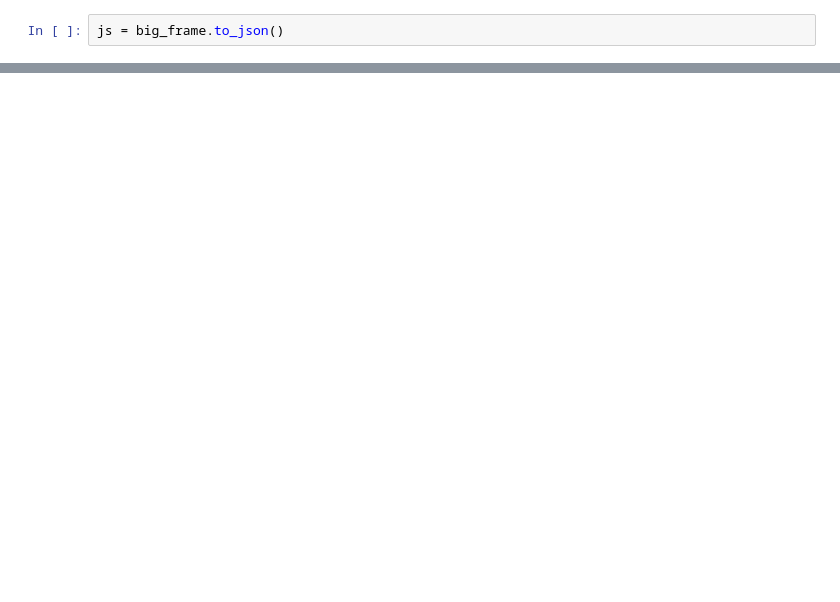
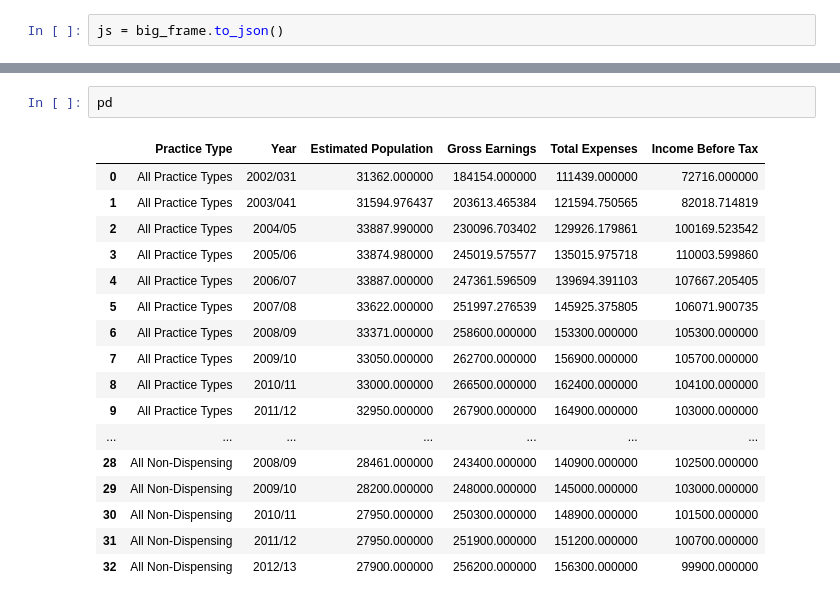
Before and after one commit to holdenweb/xl-tables, a Jupyter notebook: Investigations.ipynb, the cells around one changed output, grey strips where cells are left out. Cells and saved outputs as stored; diff of their text form; blank space fills up the shorter version.

```diff
--- a/Investigations.ipynb
+++ b/Investigations.ipynb
@@ -306,0 +569,20 @@ big_frame[headers[2:]]
+# %%
+pd
+# %% [output]
+|  | Practice Type | Year | Estimated Population | Gross Earnings | Total Expenses | Income Before Tax |
+| 0 | All Practice Types | 2002/031 | 31362.000000 | 184154.000000 | 111439.000000 | 72716.000000 |
+| 1 | All Practice Types | 2003/041 | 31594.976437 | 203613.465384 | 121594.750565 | 82018.714819 |
+| 2 | All Practice Types | 2004/05 | 33887.990000 | 230096.703402 | 129926.179861 | 100169.523542 |
+| 3 | All Practice Types | 2005/06 | 33874.980000 | 245019.575577 | 135015.975718 | 110003.599860 |
+| 4 | All Practice Types | 2006/07 | 33887.000000 | 247361.596509 | 139694.391103 | 107667.205405 |
+| 5 | All Practice Types | 2007/08 | 33622.000000 | 251997.276539 | 145925.375805 | 106071.900735 |
+| 6 | All Practice Types | 2008/09 | 33371.000000 | 258600.000000 | 153300.000000 | 105300.000000 |
+| 7 | All Practice Types | 2009/10 | 33050.000000 | 262700.000000 | 156900.000000 | 105700.000000 |
+| 8 | All Practice Types | 2010/11 | 33000.000000 | 266500.000000 | 162400.000000 | 104100.000000 |
+| 9 | All Practice Types | 2011/12 | 32950.000000 | 267900.000000 | 164900.000000 | 103000.000000 |
+| ... | ... | ... | ... | ... | ... | ... |
+| 28 | All Non-Dispensing | 2008/09 | 28461.000000 | 243400.000000 | 140900.000000 | 102500.000000 |
+| 29 | All Non-Dispensing | 2009/10 | 28200.000000 | 248000.000000 | 145000.000000 | 103000.000000 |
+| 30 | All Non-Dispensing | 2010/11 | 27950.000000 | 250300.000000 | 148900.000000 | 101500.000000 |
+| 31 | All Non-Dispensing | 2011/12 | 27950.000000 | 251900.000000 | 151200.000000 | 100700.000000 |
+| 32 | All Non-Dispensing | 2012/13 | 27900.000000 | 256200.000000 | 156300.000000 | 99900.000000 |
```
Also changed, not shown: parts of 45 cells of this notebook.
